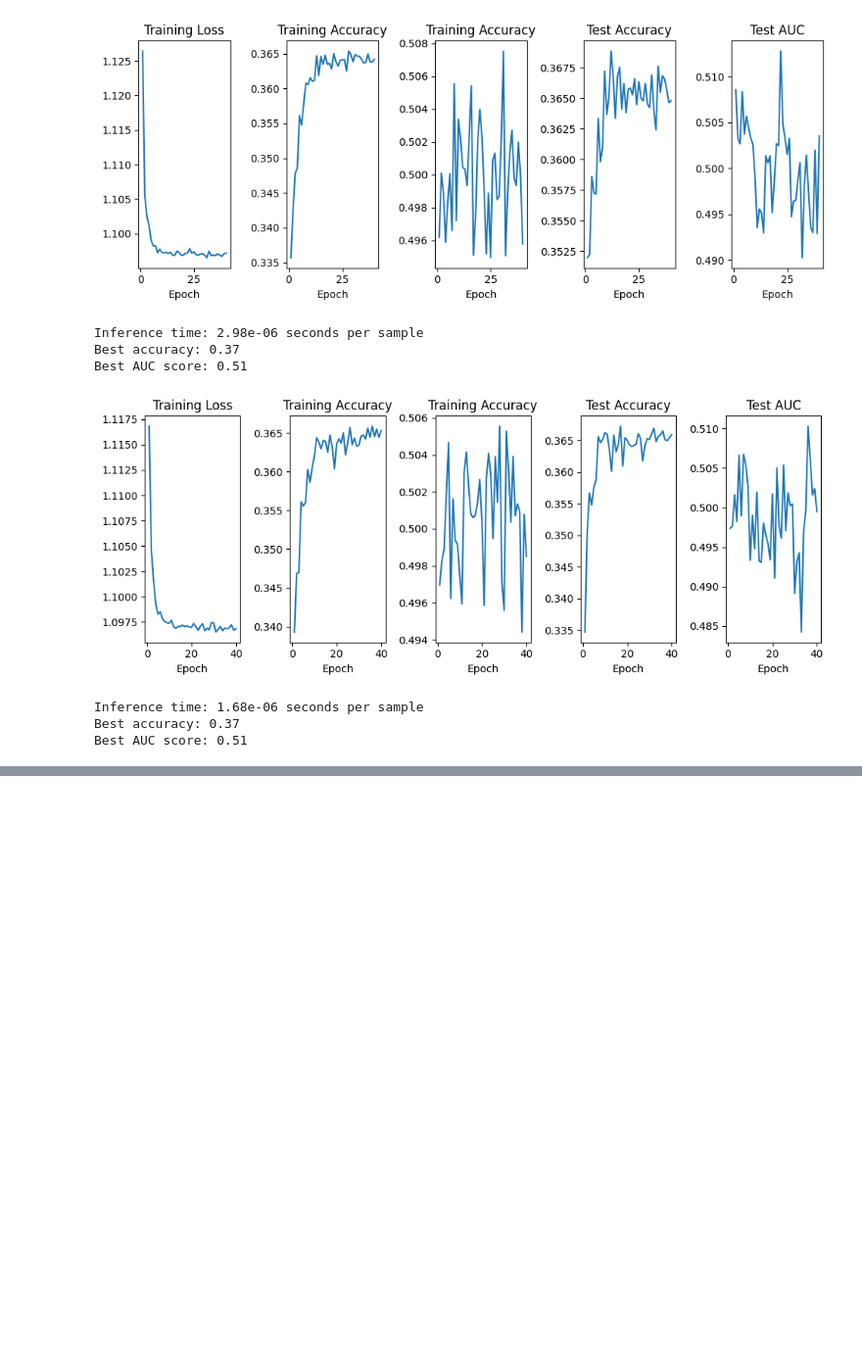
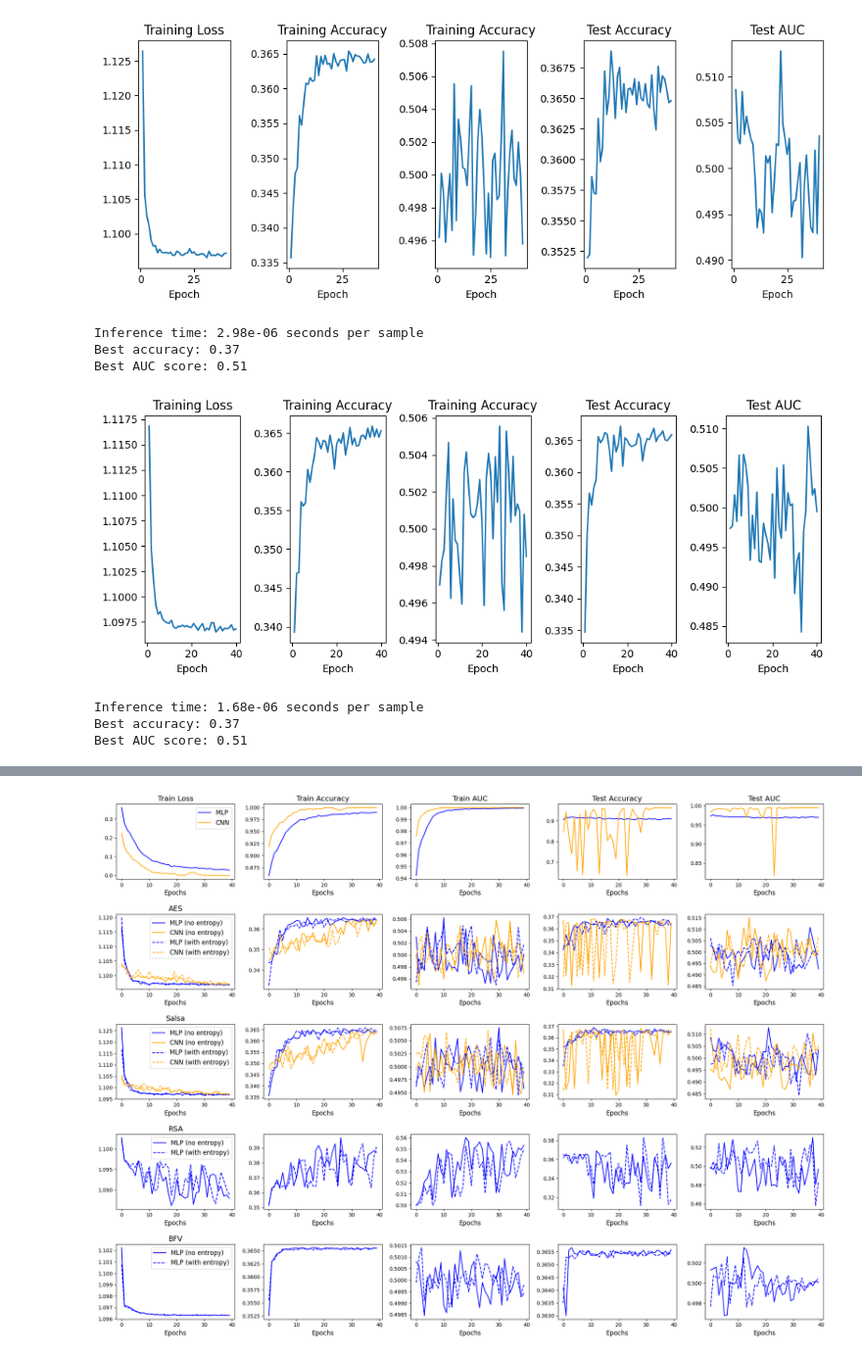
Before and after one commit to paavalipopov/crypto_proj, a Jupyter notebook: main.ipynb, the cells around one changed output, grey strips where cells are left out. Shown at 98% size. Cells and saved outputs as stored; diff of their text form; code cells hidden in the pictures; blank space fills up the shorter version.

Commit message:
added plotting script

```diff
--- a/main.ipynb
+++ b/main.ipynb
@@ -360,0 +398,82 @@ train_and_evaluate(load_encrypted, "BFV", MLP, with_entropy=True, reload_data=Tr
+# %%
+import pandas as pd
+import matplotlib.pyplot as plt
+import glob
+import os
+plt.rc('font', size=16)  # Default text sizes
+plt.rc('axes', titlesize=14)  # Title size
+plt.rc('axes', labelsize=12)  # Axes label size
+plt.rc('xtick', labelsize=10)  # X-tick label size
+plt.rc('ytick', labelsize=10)  # Y-tick label size
+plt.rc('legend', fontsize=12)  # Legend font size
+plt.rc('figure', titlesize=16)  # Figure title size
+# Helper function to load data
+def load_csv_files(directory, pattern):
+    files = glob.glob(os.path.join(directory, pattern))
+    data = {}
+    for file in files:
+        model = "MLP" if "MLP" in file else "CNN"
+        data[model] = pd.read_csv(file)
+    return data
+
+# Plotting function
+def plot_results(directory):
+    # Set up the figure
+    fig, axes = plt.subplots(5, 5, figsize=(20, 15))
+    fig.tight_layout(pad=5.0)
+
+    # Titles for subplots
+    metrics = ["Train Loss", "Train Accuracy", "Train AUC", "Test Accuracy", "Test AUC"]
+    encryption_methods = ["AES", "Salsa", "RSA", "BFV"]
+
+    # Row 1: load_originals
+    try:
+        data_originals = load_csv_files(directory, "*load_originals*entropy_False.csv")
+        for i, metric in enumerate(metrics):
+            ax = axes[0, i]
+            if "MLP" in data_originals:
+                ax.plot(data_originals["MLP"][metric], label="MLP", color="blue")
+            if "CNN" in data_originals:
+                ax.plot(data_originals["CNN"][metric], label="CNN", color="orange")
+            ax.set_title(metric)
+            ax.set_xlabel("Epochs")
+            if i == 0:
+                ax.legend()
+    except Exception as e:
+        print(f"Error loading or plotting load_originals data: {e}")
+
+    # Rows 2-5: Encryption methods
+    for row, method in enumerate(encryption_methods, start=1):
+        try:
+            data_no_entropy = load_csv_files(directory, f"*load_encrypted_{method}*entropy_False.csv")
+            data_with_entropy = load_csv_files(directory, f"*load_encrypted_{method}*entropy_True.csv")
+
+            for i, metric in enumerate(metrics):
+                ax = axes[row, i]
+                # Solid lines for entropy_False
+                if "MLP" in data_no_entropy:
+                    ax.plot(data_no_entropy["MLP"][metric], label="MLP (no entropy)", color="blue")
+                if "CNN" in data_no_entropy:
+                    ax.plot(data_no_entropy["CNN"][metric], label="CNN (no entropy)", color="orange")
+                # Dashed lines for entropy_True
+                if "MLP" in data_with_entropy:
+                    ax.plot(data_with_entropy["MLP"][metric], linestyle="--", label="MLP (with entropy)", color="blue")
+                if "CNN" in data_with_entropy:
+                    ax.plot(data_with_entropy["CNN"][metric], linestyle="--", label="CNN (with entropy)", color="orange")
+                if i == 0:
+                    ax.set_title(method)
+                ax.set_xlabel("Epochs")
+                if i == 0:
+                    ax.legend()
+        except Exception as e:
+            print(f"Error loading or plotting {method} data: {e}")
+
+    # Show the plot
+    plt.tight_layout()
+    plt.savefig("./results.svg")
+    # plt.show()
+
+directory_path = "./results"
+plot_results(directory_path)
+# %% [output]
+[figure, added]
```
Also changed, not shown: parts of 8 cells of this notebook.
